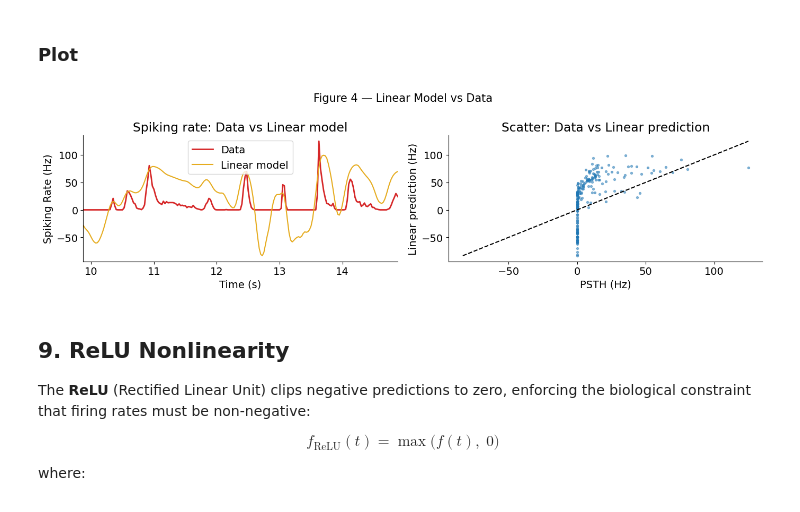
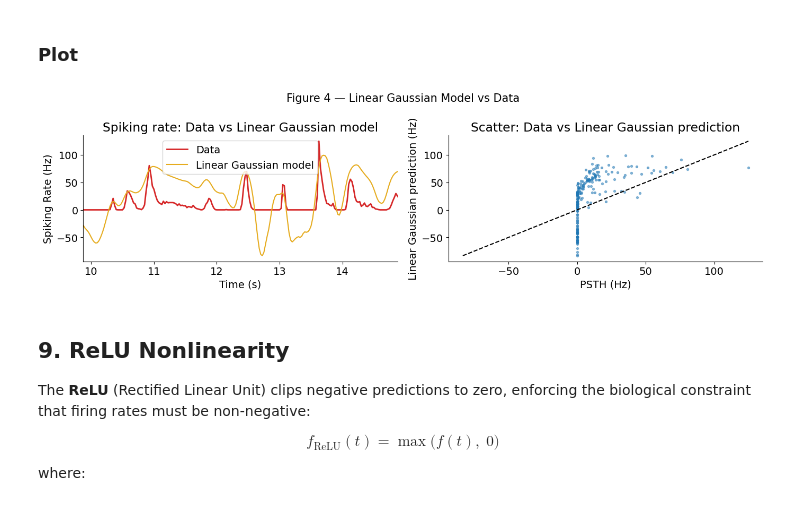
Before and after one commit to steevelaquitaine/ensta_teaching, a Jupyter notebook: 2_LN_model_of_RGC.ipynb, the cells around one changed output. Saved outputs shown, nothing was run; the diff lists cells and outputs as text; code cells hidden in the pictures.

```diff
--- a/2_LN_model_of_RGC.ipynb
+++ b/2_LN_model_of_RGC.ipynb
@@ -319,31 +319,31 @@ Performance — Linear model:  r = 0.533
 # %%
 # Figure 4 — linear model prediction vs data (time series + scatter)
 fig, axes = plt.subplots(1, 2, figsize=(14, 4))
-fig.suptitle('Figure 4 — Linear Model vs Data', fontsize=15)
+fig.suptitle('Figure 4 — Linear Gaussian Model vs Data', fontsize=15)
 
 # Left panel: time series comparison over a 5-second window
 axes[0].plot(time_te * dt, psth_te,    linewidth=2,   color=MAT_COL[1], label='Data')
-axes[0].plot(time_te * dt, f_lin / dt, linewidth=1.5, color=MAT_COL[2], label='Linear model')
+axes[0].plot(time_te * dt, f_lin / dt, linewidth=1.5, color=MAT_COL[2], label='Linear Gaussian model')
 axes[0].set_xlim([time_te[0] * dt, time_te[0] * dt + 5])   # zoom into first 5 s of test set
 axes[0].set_xlabel('Time (s)')
 axes[0].set_ylabel('Spiking Rate (Hz)')
-axes[0].set_title('Spiking rate: Data vs Linear model')
+axes[0].set_title('Spiking rate: Data vs Linear Gaussian model')
 axes[0].legend()
 
 # Right panel: scatter plot — reveals negative predictions below the x-axis,
 # motivating the ReLU truncation in the next section
 axes[1].scatter(psth_te, f_lin / dt, s=8, alpha=0.5)
 lim = [min(psth_te.min(), (f_lin/dt).min()),
        max(psth_te.max(), (f_lin/dt).max())]  # shared axis limits
 axes[1].plot(lim, lim, '--k')                  # identity line (perfect prediction)
 axes[1].set_xlabel('PSTH (Hz)')
-axes[1].set_ylabel('Linear prediction (Hz)')
-axes[1].set_title('Scatter: Data vs Linear prediction')
+axes[1].set_ylabel('Linear Gaussian prediction (Hz)')
+axes[1].set_title('Scatter: Data vs Linear Gaussian prediction')
 
 plt.tight_layout()
 plt.show()
 # %% [output]
-[figure, old version]
+[figure, new version]
 # %% [markdown]
 ## 9. ReLU Nonlinearity
 
```
Also changed, not shown: parts of 1 cell of this notebook.
